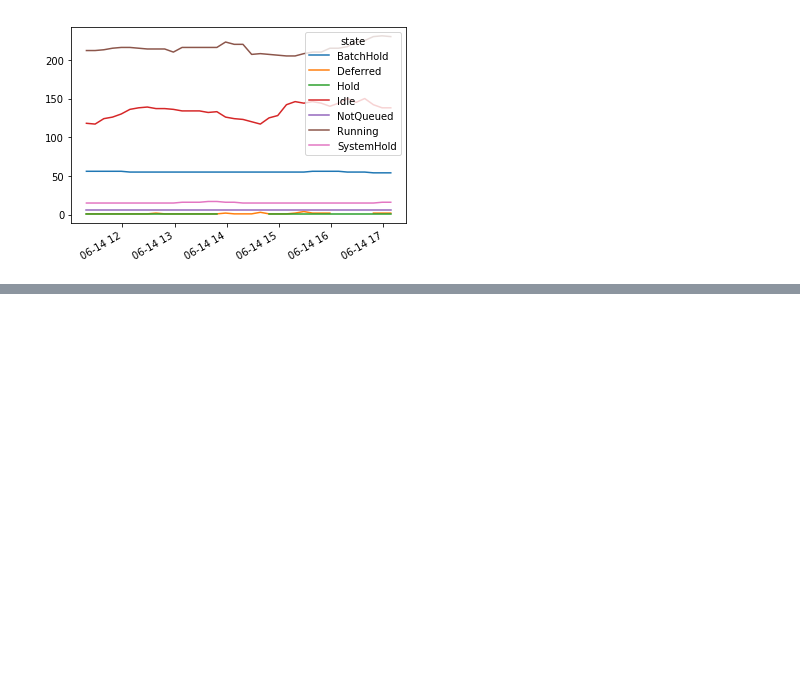
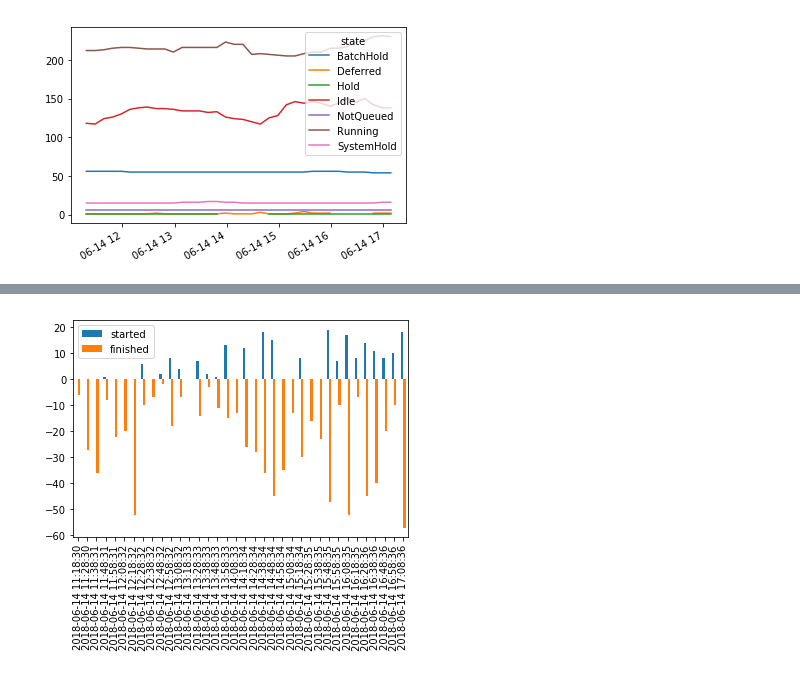
Before and after one commit to gjbex/QueueMonitoring, a Jupyter notebook: showq_dynamic.ipynb, the cells around one changed output, grey strips where cells are left out. Cells and saved outputs as stored; diff of their text form; code cells hidden in the pictures; blank space fills up the shorter version.

```diff
--- a/showq_dynamic.ipynb
+++ b/showq_dynamic.ipynb
@@ -75,3 +76,29 @@ queue_timeseries = showq_timeseries(directory, pattern)
 queue_timeseries.plot();
 # %% [output]
 [figure]
+# %%
+file_names = list(directory.glob(pattern))
+prev_df = pd.read_csv(file_names.pop(0))
+prev_running_df = extract_category(prev_df, 'AcitveJob')
+prev_idle_df = extract_category(prev_df, 'EligibleJob')
+prev_blocked_df = extract_category(prev_df, 'BlockedJob')
+index = list()
+data = {
+    'started': list(),
+    'finished': list(),
+}
+for file_name in directory.glob(pattern):
+    curr_df = pd.read_csv(file_name)
+    index.append(get_time_stamp(curr_df))
+    curr_running_df = extract_category(curr_df, 'ActiveJob')
+    started_df = started_jobs(curr_running=curr_running_df, prev_idle=prev_idle_df,
+                              prev_blocked=prev_blocked_df)
+    finished_df = finished_jobs(prev_running=prev_running_df, curr=curr_df)
+    data['started'].append(len(started_df))
+    data['finished'].append(-len(finished_df))
+    prev_df = curr_df
+    prev_running_df = curr_running_df
+    prev_idle_df = extract_category(prev_df, 'EligibleJob')
+    prev_blocked_df = extract_category(prev_df, 'BlockedJob')
+diff_df = pd.DataFrame(data, index=index)
+diff_df.sort_index(inplace=True)
@@ -77,0 +119,4 @@ queue_timeseries.plot();
+# %%
+diff_df.plot(kind='bar');
+# %% [output]
+[figure, added]
```
Also changed, not shown: parts of 2 cells of this notebook, 1 other file.
